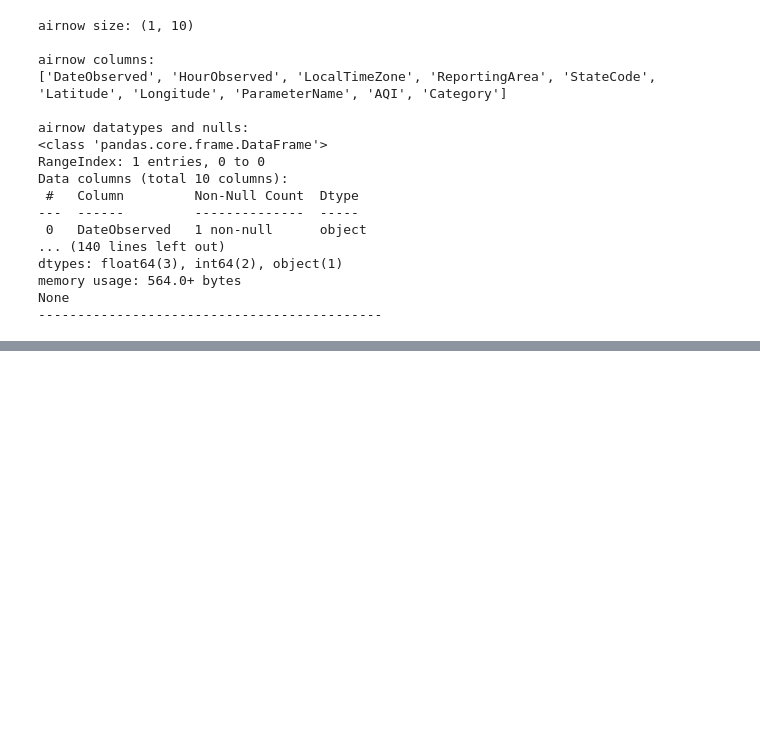
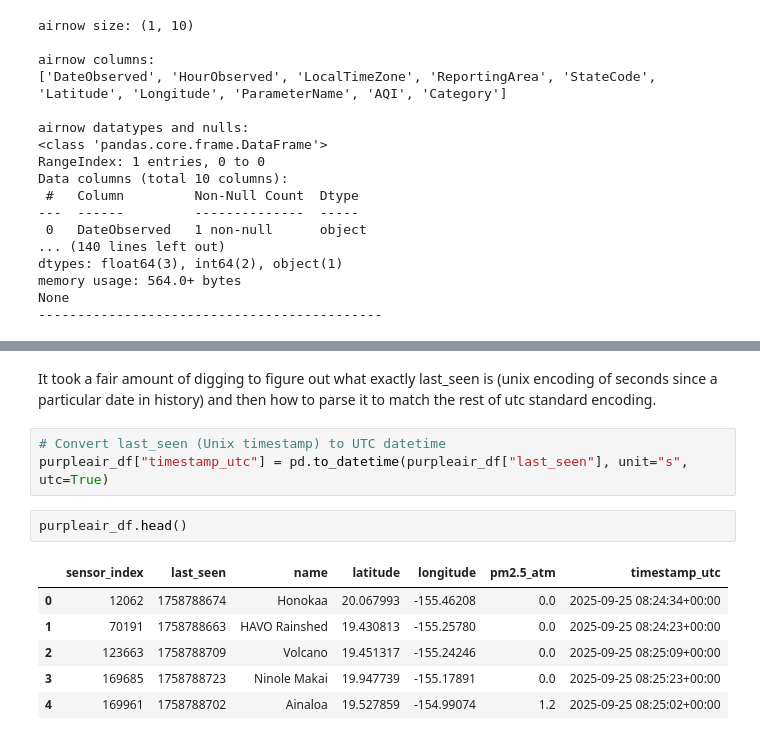
Before and after one commit to boncz/hawaii-airquality-forecasting, a Jupyter notebook: Notebooks/Utility/build_dataset.ipynb, the cells around one changed output, grey strips where cells are left out. Cells and saved outputs as stored; diff of their text form; blank space fills up the shorter version.

```diff
--- a/Notebooks/Utility/build_dataset.ipynb
+++ b/Notebooks/Utility/build_dataset.ipynb
@@ -44,0 +184,14 @@ None
+# %% [markdown]
+It took a fair amount of digging to figure out what exactly last_seen is (unix encoding of seconds since a particular date in history) and then how to parse it to match the rest of utc standard encoding.
+# %%
+# Convert last_seen (Unix timestamp) to UTC datetime
+purpleair_df["timestamp_utc"] = pd.to_datetime(purpleair_df["last_seen"], unit="s", utc=True)
+# %%
+purpleair_df.head()
+# %% [output]
+|  | sensor_index | last_seen | name | latitude | longitude | pm2.5_atm | timestamp_utc |
+| 0 | 12062 | 1758788674 | Honokaa | 20.067993 | -155.46208 | 0.0 | 2025-09-25 08:24:34+00:00 |
+| 1 | 70191 | 1758788663 | HAVO Rainshed | 19.430813 | -155.25780 | 0.0 | 2025-09-25 08:24:23+00:00 |
+| 2 | 123663 | 1758788709 | Volcano | 19.451317 | -155.24246 | 0.0 | 2025-09-25 08:25:09+00:00 |
+| 3 | 169685 | 1758788723 | Ninole Makai | 19.947739 | -155.17891 | 0.0 | 2025-09-25 08:25:23+00:00 |
+| 4 | 169961 | 1758788702 | Ainaloa | 19.527859 | -154.99074 | 1.2 | 2025-09-25 08:25:02+00:00 |
```
Also changed, not shown: parts of 27 cells of this notebook, 1 other file.
